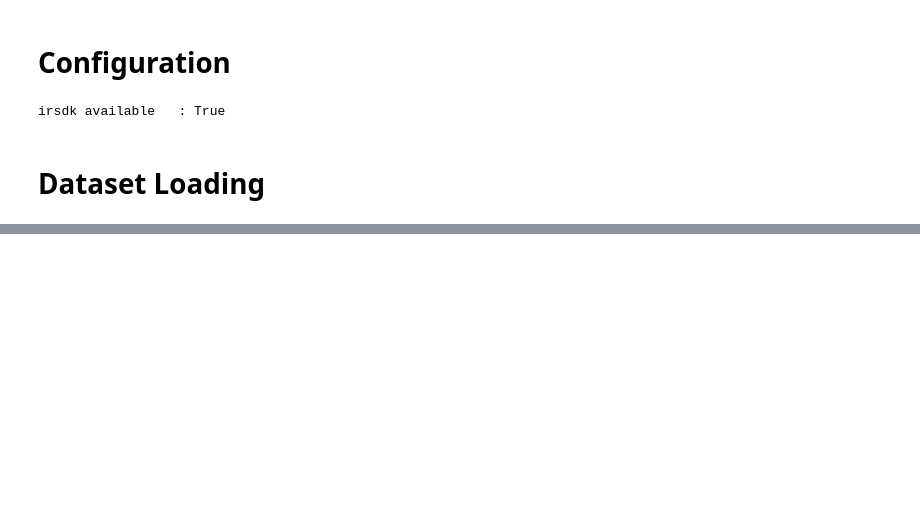
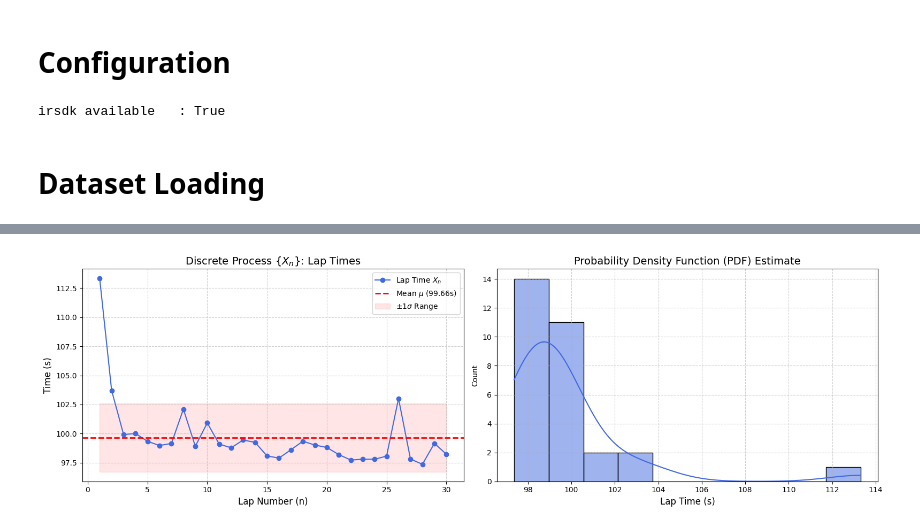
Before and after one commit to TomazFilgueira/PPGEEC2317---SISTEMAS-PROBABIL-STICOS, a Jupyter notebook: processos_estocasticos/simracing_processos_estocasticos.ipynb, the cells around one changed output, grey strips where cells are left out. Saved outputs shown, nothing was run; the diff lists cells and outputs as text; code cells hidden in the pictures; blank space fills up the shorter version.

Commit message:
create lap analysis

```diff
--- a/processos_estocasticos/simracing_processos_estocasticos.ipynb
+++ b/processos_estocasticos/simracing_processos_estocasticos.ipynb
@@ -95,0 +204,5 @@ Loading IBT: dataset_iracing_30_laps\mx5 mx52016_charlotte 2025 roval2025 2025-1
+# %%
+#Show laptime for each lap
+
+lap_times = df.groupby('Lap')['SessionTime'].agg(['min', 'max'])
+print(lap_times)
@@ -95,0 +229,88 @@ Loading IBT: dataset_iracing_30_laps\mx5 mx52016_charlotte 2025 roval2025 2025-1
+# %%
+import numpy as np
+import matplotlib.pyplot as plt
+import seaborn as sns
+from scipy import stats
+
+# --- Configuration ---
+COL_TIME = 'SessionTime'
+COL_LAP = 'Lap'
+COL_VAR = 'Throttle_Pct'
+
+# Ensure we are working with the clean dataframe
+max_lap = df[COL_LAP].max()
+df_analysis = df[(df[COL_LAP] > 0) & (df[COL_LAP] < max_lap)].copy()
+
+print(f"[INFO] Analyzing Laps: {df_analysis[COL_LAP].unique()}")
+
+# 1. Prepare Data: Calculate 'LocalLapTime'
+df_analysis['LapStartTime'] = df_analysis.groupby(COL_LAP)[COL_TIME].transform('min')
+df_analysis['LocalLapTime'] = df_analysis[COL_TIME] - df_analysis['LapStartTime']
+
+def analyze_discrete_stationarity(df, lap_col, time_col):
+    """
+    Analyzes the Wide-Sense Stationarity (WSS) of the Lap Times {X_n}.
+    Checks for constant Mean and Variance over time.
+    """
+    lap_times = df.groupby(lap_col)['LocalLapTime'].max()
+    laps = lap_times.index
+    times = lap_times.values
+
+    mu = np.mean(times)
+    sigma = np.std(times)
+
+    fig, (ax1, ax2) = plt.subplots(1, 2, figsize=(16, 5))
+
+    # Subplot 1: The Process X_n
+    ax1.plot(laps, times, marker='o', linestyle='-', color='royalblue', label=r'Lap Time $X_n$')
+    # FIX: Added 'r' before strings with latex symbols
+    ax1.axhline(mu, color='red', linestyle='--', linewidth=2, label=rf'Mean $\mu$ ({mu:.2f}s)')
+    ax1.fill_between(laps, mu - sigma, mu + sigma, color='red', alpha=0.1, label=r'$\pm 1 \sigma$ Range')
+
+    ax1.set_title(r'Discrete Process $\{X_n\}$: Lap Times', fontsize=14)
+    ax1.set_xlabel('Lap Number (n)', fontsize=12)
+    ax1.set_ylabel('Time (s)', fontsize=12)
+    ax1.legend()
+    ax1.grid(True, linestyle='--', alpha=0.6)
+
+    # Subplot 2: PDF
+    sns.histplot(times, kde=True, ax=ax2, bins=10, color='royalblue', edgecolor='black')
+    ax2.set_title('Probability Density Function (PDF) Estimate', fontsize=14)
+    ax2.set_xlabel('Lap Time (s)', fontsize=12)
+    ax2.grid(True, linestyle='--', alpha=0.6)
+
+    plt.tight_layout()
+    plt.show()
+
+    print(f"[RESULTS] Discrete Process {{X_n}} Statistics:")
+    print(f"   - Mean (E[X]): {mu:.4f} s")
+    print(f"   - Std Dev (sigma): {sigma:.4f} s")
+
+def analyze_cyclostationarity(df, target_col):
+    """
+    Visualizes the Cyclo-Stationarity of the continuous signal X(t).
+    """
+    plt.figure(figsize=(15, 6))
+
+    sns.lineplot(data=df, x='LocalLapTime', y=target_col,
+                 hue=COL_LAP, palette='viridis',
+                 linewidth=0.6, alpha=0.6, legend=None)
+
+    df['TimeBin'] = df['LocalLapTime'].round(1)
+    ensemble_mean = df.groupby('TimeBin')[target_col].mean()
+
+    plt.plot(ensemble_mean.index, ensemble_mean.values,
+             color='red', linewidth=2.5, label=r'Ensemble Mean $E[X(t)]$')
+
+    plt.title(f'Cyclo-Stationary Process: {target_col} (Ensemble Overlay)', fontsize=16)
+    plt.xlabel('Time since Lap Start (s)', fontsize=12)
+    plt.ylabel(target_col, fontsize=12)
+    plt.legend(loc='upper right')
+    plt.grid(True, linestyle='--', alpha=0.6)
+    plt.tight_layout()
+    plt.show()
+
+# --- Execution ---
+analyze_discrete_stationarity(df_analysis, COL_LAP, COL_TIME)
+analyze_cyclostationarity(df_analysis, COL_VAR)
+# %% [output]
@@ -95,0 +319 @@ Loading IBT: dataset_iracing_30_laps\mx5 mx52016_charlotte 2025 roval2025 2025-1
+[figure, added]
```
Also changed, not shown: parts of 8 cells of this notebook, 2 other files.
